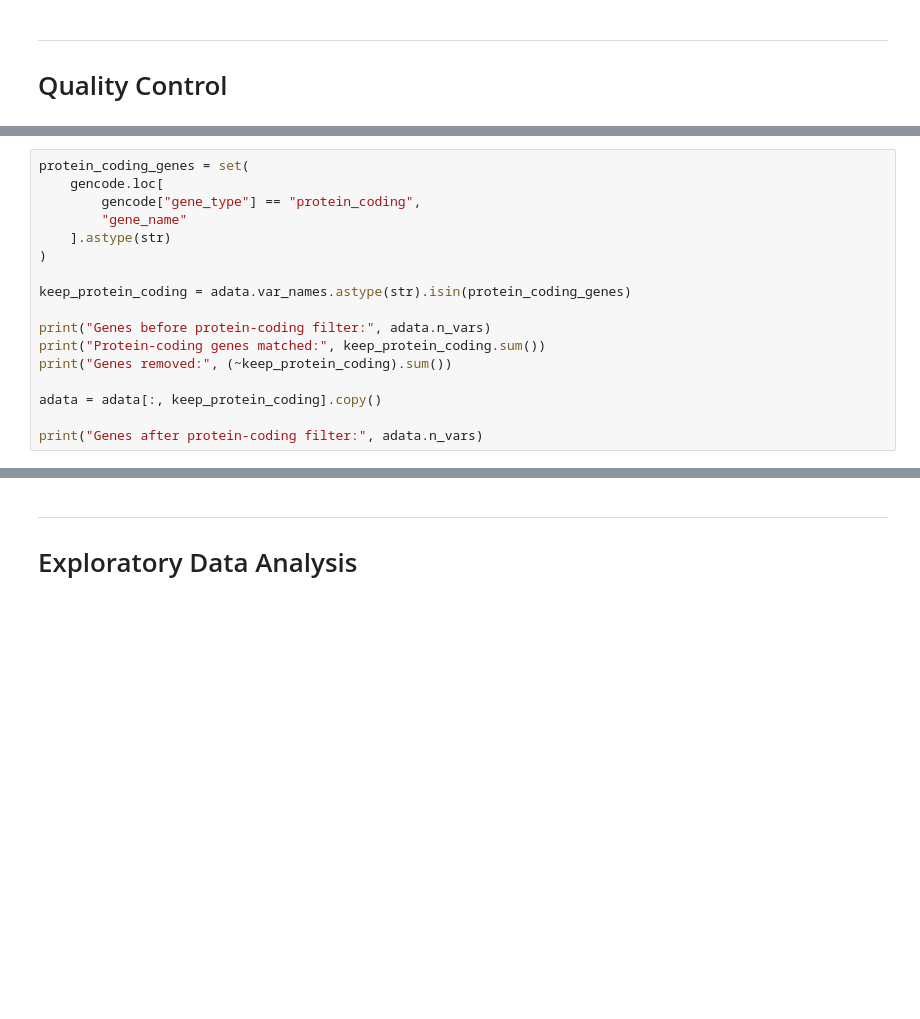
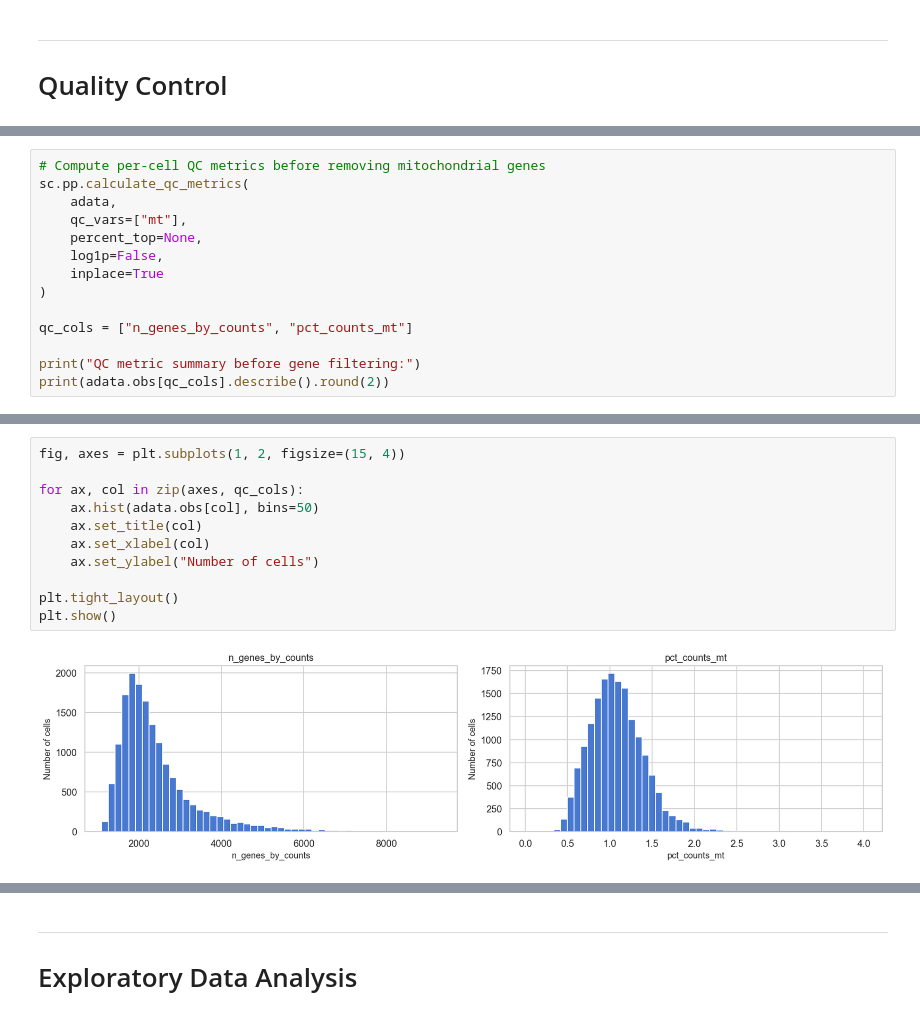
Before and after one commit to georgexrysiko/MLCB-Group-Project-2026, a Jupyter notebook: notebooks/EDA&Preprocessing.ipynb, the cells around one changed output, grey strips where cells are left out. Saved outputs shown, nothing was run; the diff lists cells and outputs as text; blank space fills up the shorter version.

```diff
--- a/notebooks/EDA&Preprocessing.ipynb
+++ b/notebooks/EDA&Preprocessing.ipynb
@@ -666,17 +576,0 @@ Name: count, dtype: int64
-# %%
-protein_coding_genes = set(
-    gencode.loc[
-        gencode["gene_type"] == "protein_coding",
-        "gene_name"
-    ].astype(str)
-)
-
-keep_protein_coding = adata.var_names.astype(str).isin(protein_coding_genes)
-
-print("Genes before protein-coding filter:", adata.n_vars)
-print("Protein-coding genes matched:", keep_protein_coding.sum())
-print("Genes removed:", (~keep_protein_coding).sum())
-
-adata = adata[:, keep_protein_coding].copy()
-
-print("Genes after protein-coding filter:", adata.n_vars)
@@ -687,0 +577,14 @@ Genes after protein-coding filter: 20214
+# %%
+# Compute per-cell QC metrics before removing mitochondrial genes
+sc.pp.calculate_qc_metrics(
+    adata,
+    qc_vars=["mt"],
+    percent_top=None,
+    log1p=False,
+    inplace=True
+)
+
+qc_cols = ["n_genes_by_counts", "pct_counts_mt"]
+
+print("QC metric summary before gene filtering:")
+print(adata.obs[qc_cols].describe().round(2))
@@ -687,0 +602,13 @@ Genes after protein-coding filter: 20214
+# %%
+fig, axes = plt.subplots(1, 2, figsize=(15, 4))
+
+for ax, col in zip(axes, qc_cols):
+    ax.hist(adata.obs[col], bins=50)
+    ax.set_title(col)
+    ax.set_xlabel(col)
+    ax.set_ylabel("Number of cells")
+
+plt.tight_layout()
+plt.show()
+# %% [output]
+[figure, added]
```
Also changed, not shown: parts of 12 cells of this notebook.
